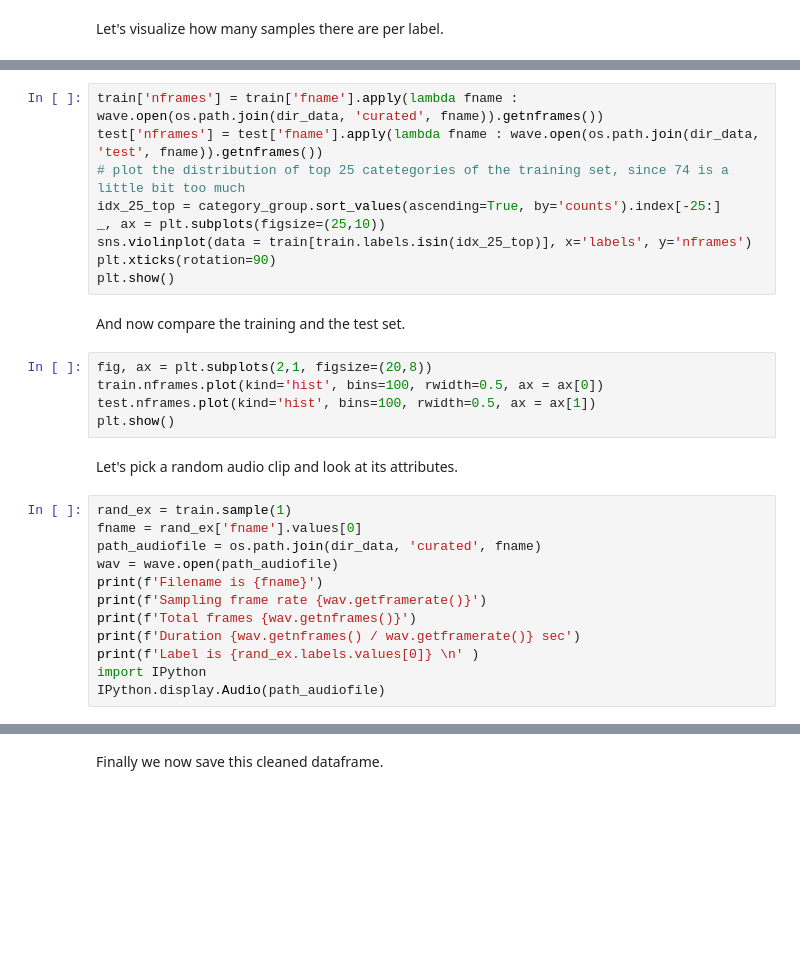
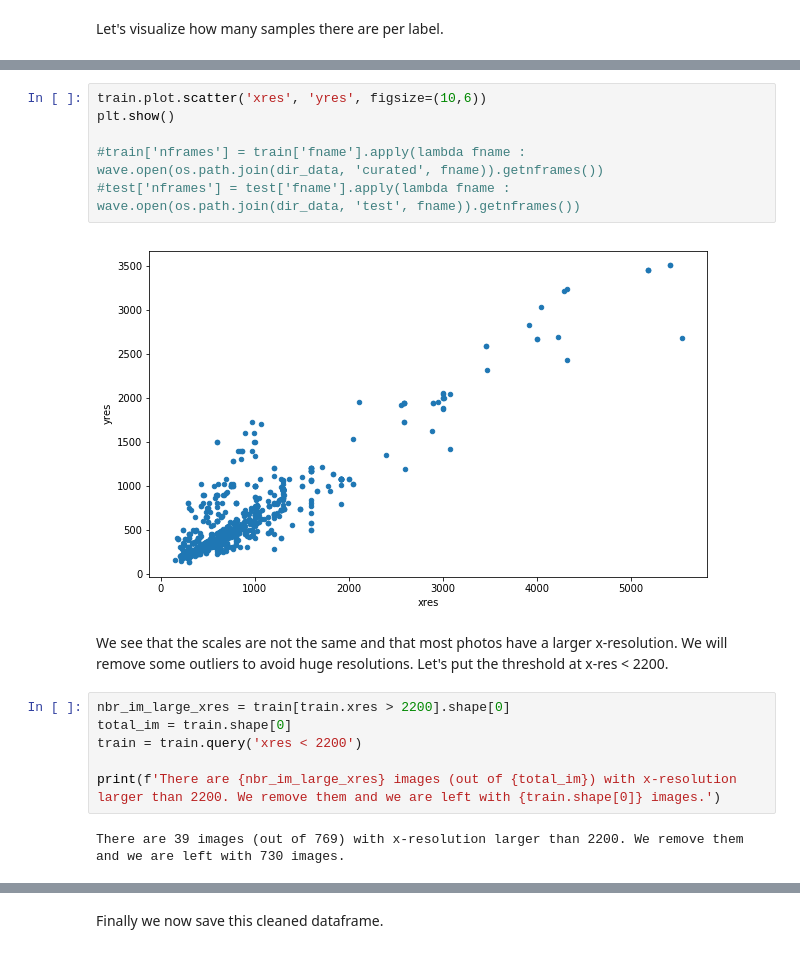
Before and after one commit to gheorghebg11/Shell, a Jupyter notebook: Shell.ipynb, the cells around one changed output, grey strips where cells are left out. Drawn from its saved outputs; the diff is of its cells as text; blank space fills up the shorter version.

```diff
--- a/Shell.ipynb
+++ b/Shell.ipynb
@@ -155,30 +191,18 @@ We first only look at the top 25 categories
 # %%
-train['nframes'] = train['fname'].apply(lambda fname : wave.open(os.path.join(dir_data, 'curated', fname)).getnframes())
-test['nframes'] = test['fname'].apply(lambda fname : wave.open(os.path.join(dir_data, 'test', fname)).getnframes())
-# plot the distribution of top 25 catetegories of the training set, since 74 is a little bit too much
-idx_25_top = category_group.sort_values(ascending=True, by='counts').index[-25:]
-_, ax = plt.subplots(figsize=(25,10))
-sns.violinplot(data = train[train.labels.isin(idx_25_top)], x='labels', y='nframes')
-plt.xticks(rotation=90)
+train.plot.scatter('xres', 'yres', figsize=(10,6))
 plt.show()
+
+#train['nframes'] = train['fname'].apply(lambda fname : wave.open(os.path.join(dir_data, 'curated', fname)).getnframes())
+#test['nframes'] = test['fname'].apply(lambda fname : wave.open(os.path.join(dir_data, 'test', fname)).getnframes())
+# %% [output]
+[figure, added]
-# %% [markdown]
-And now compare the training and the test set.
-# %%
-fig, ax = plt.subplots(2,1, figsize=(20,8))
-train.nframes.plot(kind='hist', bins=100, rwidth=0.5, ax = ax[0])
-test.nframes.plot(kind='hist', bins=100, rwidth=0.5, ax = ax[1])
-plt.show()
-# %% [markdown]
-Let's pick a random audio clip and look at its attributes.
-# %%
-rand_ex = train.sample(1)
-fname = rand_ex['fname'].values[0]
-path_audiofile = os.path.join(dir_data, 'curated', fname)
-wav = wave.open(path_audiofile)
-print(f'Filename is {fname}')
-print(f'Sampling frame rate {wav.getframerate()}')
-print(f'Total frames {wav.getnframes()}')
-print(f'Duration {wav.getnframes() / wav.getframerate()} sec')
-print(f'Label is {rand_ex.labels.values[0]} \n' )
-import IPython
-IPython.display.Audio(path_audiofile)
+# %% [markdown]
+We see that the scales are not the same and that most photos have a larger x-resolution. We will remove some outliers to avoid huge resolutions. Let's put the threshold at x-res < 2200.
+# %%
+nbr_im_large_xres = train[train.xres > 2200].shape[0]
+total_im = train.shape[0]
+train = train.query('xres < 2200')
+
+print(f'There are {nbr_im_large_xres} images (out of {total_im}) with x-resolution larger than 2200. We remove them and we are left with {train.shape[0]} images.')
+# %% [output]
+There are 39 images (out of 769) with x-resolution larger than 2200. We remove them and we are left with 730 images.
```
Also changed, not shown: parts of 41 cells of this notebook.
